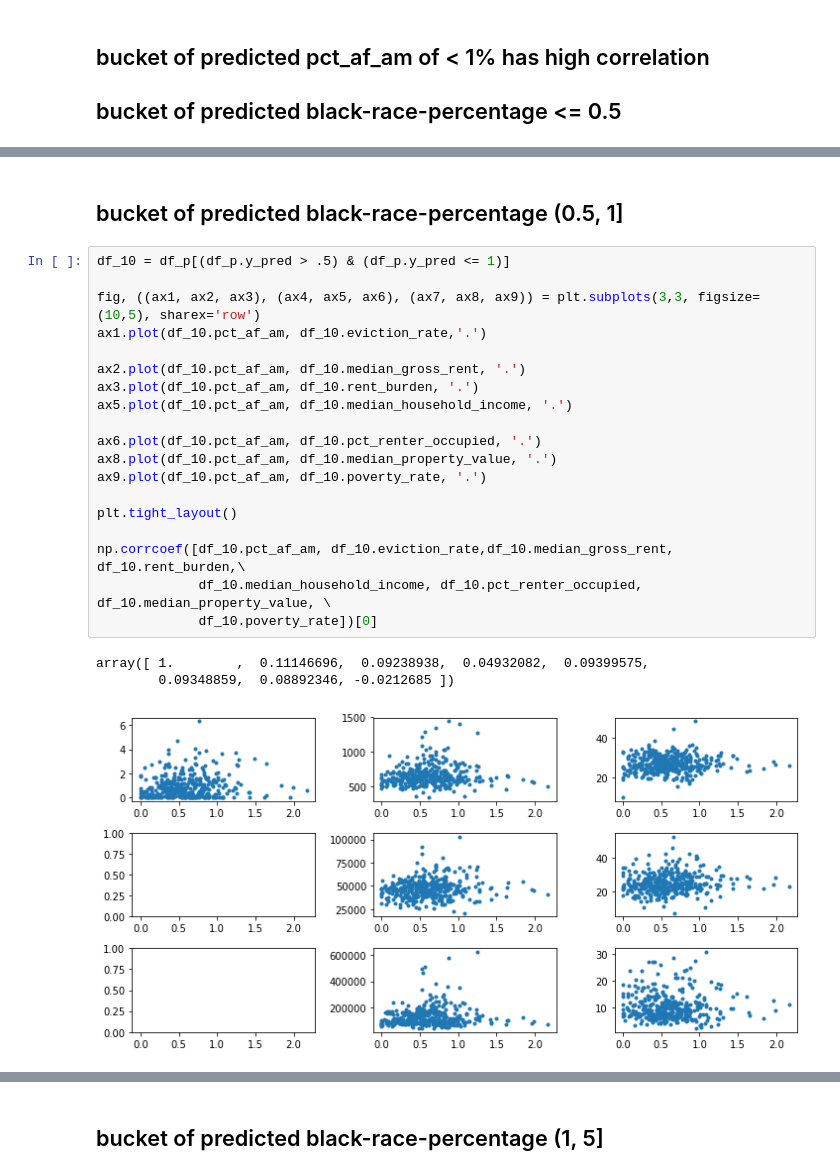
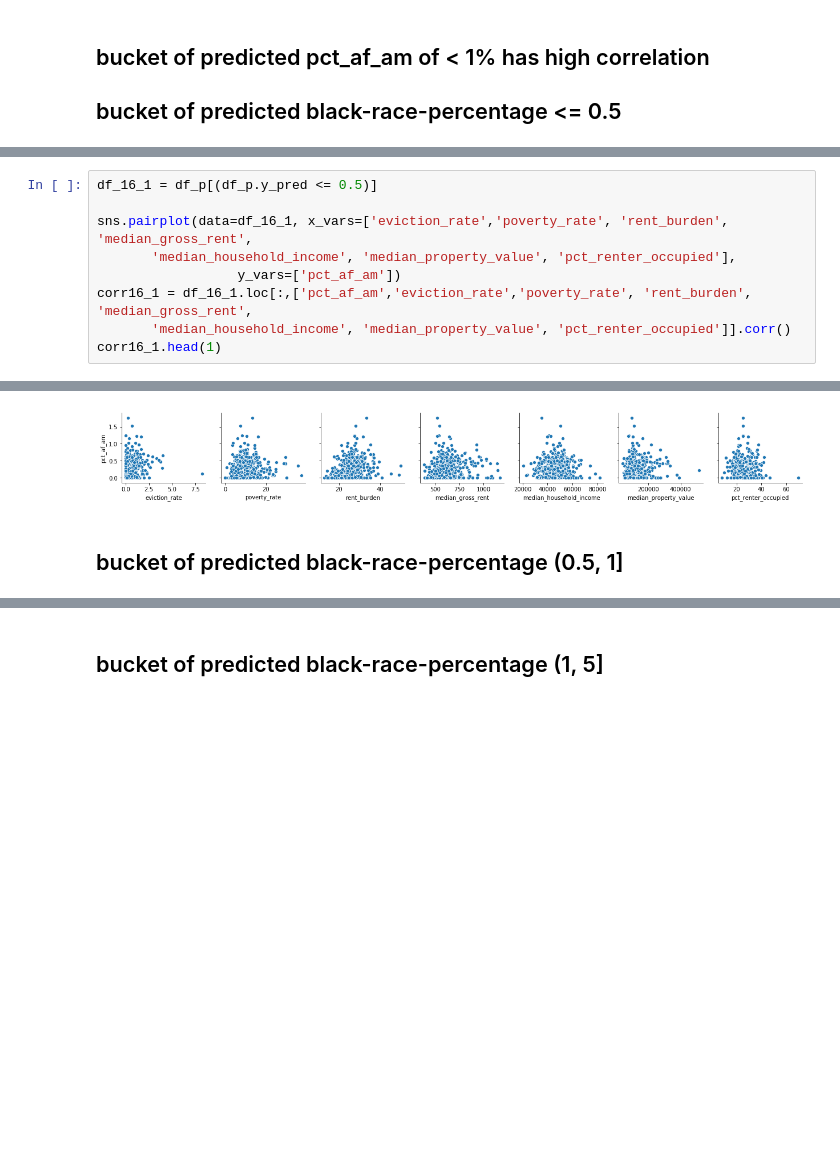
Before and after one commit to SophieGarden/Renter-Eviction-Predict, a Jupyter notebook: Causal_Effect_Race_Eviction.ipynb, the cells around one changed output, grey strips where cells are left out. Drawn from its saved outputs; the diff is of its cells as text; blank space fills up the shorter version.

```diff
--- a/Causal_Effect_Race_Eviction.ipynb
+++ b/Causal_Effect_Race_Eviction.ipynb
@@ -285,0 +229,10 @@ array([ 1.        ,  0.1824601 ,  0.05595222,  0.22007686,  0.01171619,
+# %%
+df_16_1 = df_p[(df_p.y_pred <= 0.5)]
+
+sns.pairplot(data=df_16_1, x_vars=['eviction_rate','poverty_rate', 'rent_burden', 'median_gross_rent',
+       'median_household_income', 'median_property_value', 'pct_renter_occupied'],
+                  y_vars=['pct_af_am'])
+corr16_1 = df_16_1.loc[:,['pct_af_am','eviction_rate','poverty_rate', 'rent_burden', 'median_gross_rent',
+       'median_household_income', 'median_property_value', 'pct_renter_occupied']].corr()
+corr16_1.head(1)
+# %% [output]
@@ -286,25 +241,3 @@ array([ 1.        ,  0.1824601 ,  0.05595222,  0.22007686,  0.01171619,
+[figure, added]
 # %% [markdown]
 ## bucket of predicted black-race-percentage (0.5, 1]
-# %%
-df_10 = df_p[(df_p.y_pred > .5) & (df_p.y_pred <= 1)]
-
-fig, ((ax1, ax2, ax3), (ax4, ax5, ax6), (ax7, ax8, ax9)) = plt.subplots(3,3, figsize=(10,5), sharex='row')
-ax1.plot(df_10.pct_af_am, df_10.eviction_rate,'.')
-
-ax2.plot(df_10.pct_af_am, df_10.median_gross_rent, '.')
-ax3.plot(df_10.pct_af_am, df_10.rent_burden, '.')
-ax5.plot(df_10.pct_af_am, df_10.median_household_income, '.')
-
-ax6.plot(df_10.pct_af_am, df_10.pct_renter_occupied, '.')
-ax8.plot(df_10.pct_af_am, df_10.median_property_value, '.')
-ax9.plot(df_10.pct_af_am, df_10.poverty_rate, '.')
-
-plt.tight_layout()
-
-np.corrcoef([df_10.pct_af_am, df_10.eviction_rate,df_10.median_gross_rent, df_10.rent_burden,\
-             df_10.median_household_income, df_10.pct_renter_occupied, df_10.median_property_value, \
-             df_10.poverty_rate])[0]
-# %% [output]
-array([ 1.        ,  0.11146696,  0.09238938,  0.04932082,  0.09399575,
-        0.09348859,  0.08892346, -0.0212685 ])
-[figure, removed]
```
Also changed, not shown: parts of 32 cells of this notebook, 2 other files.
